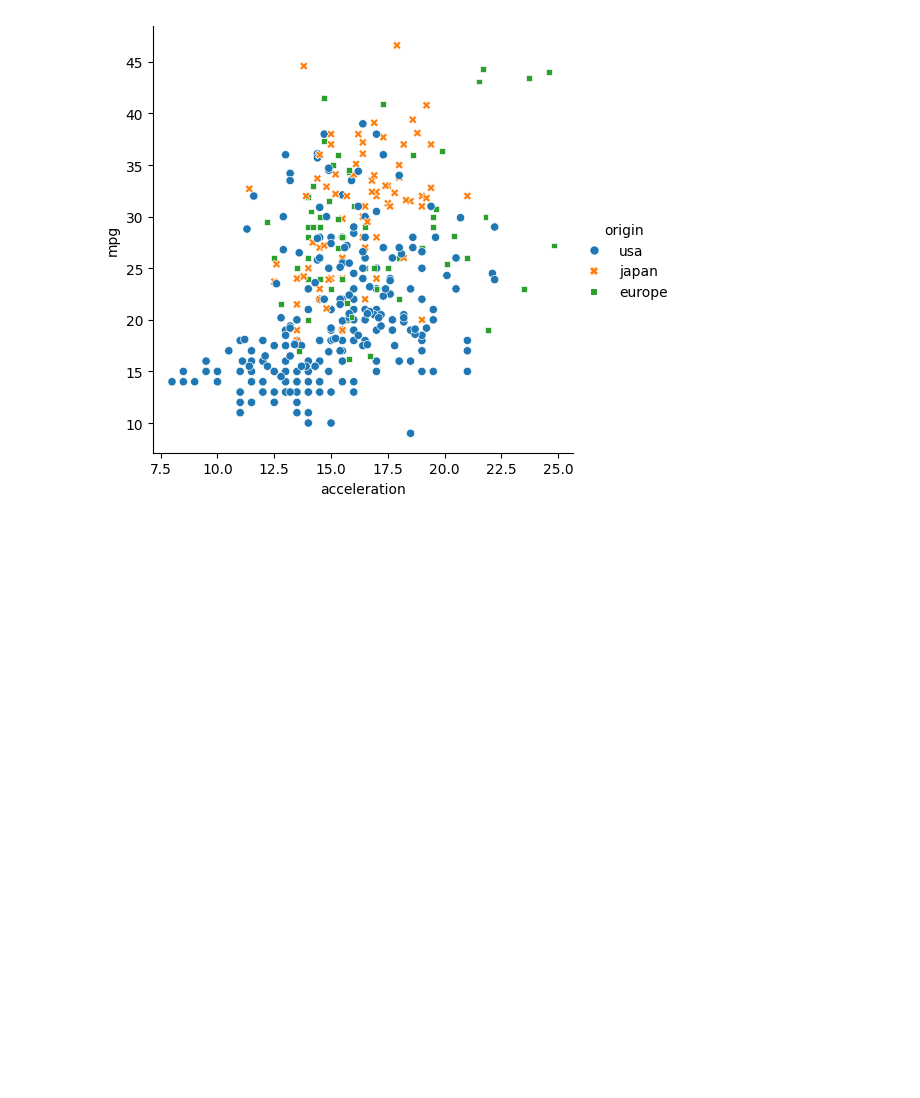
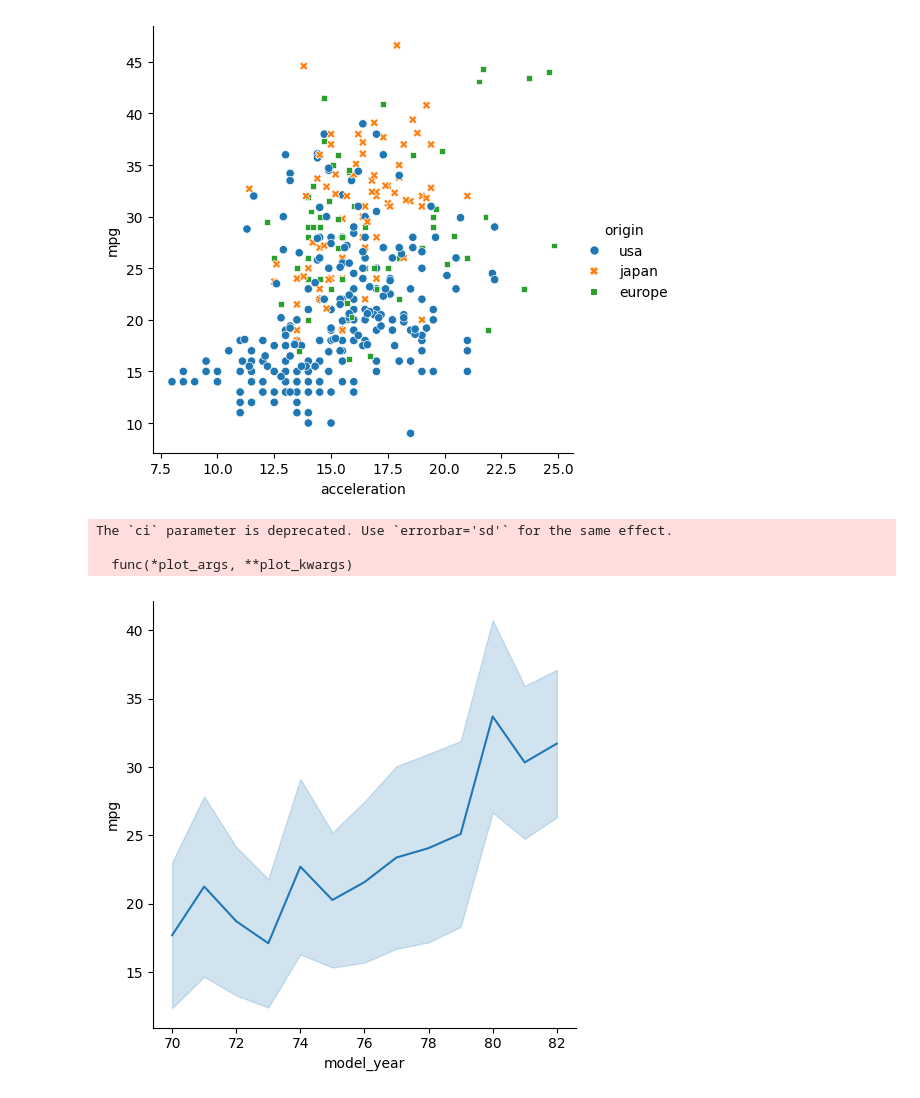
Before and after one commit to kar137/Data-wrangling-and-visualization-python, a Jupyter notebook: Data-VIsualization/Seaborn/notebooks/visualizing2quantitaivevar.ipynb, the cells around one changed output. Drawn from its saved outputs; the diff is of its cells as text; code cells hidden in the pictures; blank space fills up the shorter version.

Commit message:
Add: Learn about line plots

```diff
--- a/Data-VIsualization/Seaborn/notebooks/visualizing2quantitaivevar.ipynb
+++ b/Data-VIsualization/Seaborn/notebooks/visualizing2quantitaivevar.ipynb
@@ -81,3 +162,15 @@ sns.relplot(x="acceleration", y="mpg", kind="scatter", data=mpg, hue="origin", s
 plt.show()
 # %% [output]
 [figure]
+# %%
+# Make the shaded area show the standard deviation
+sns.relplot(x="model_year", y="mpg",
+            data=mpg, kind="line", ci="sd")
+
+# Show plot
+plt.show()
+# %% [output]
+The `ci` parameter is deprecated. Use `errorbar='sd'` for the same effect.
+
+  func(*plot_args, **plot_kwargs)
+[figure, added]
```
Also changed, not shown: parts of 3 cells of this notebook.
